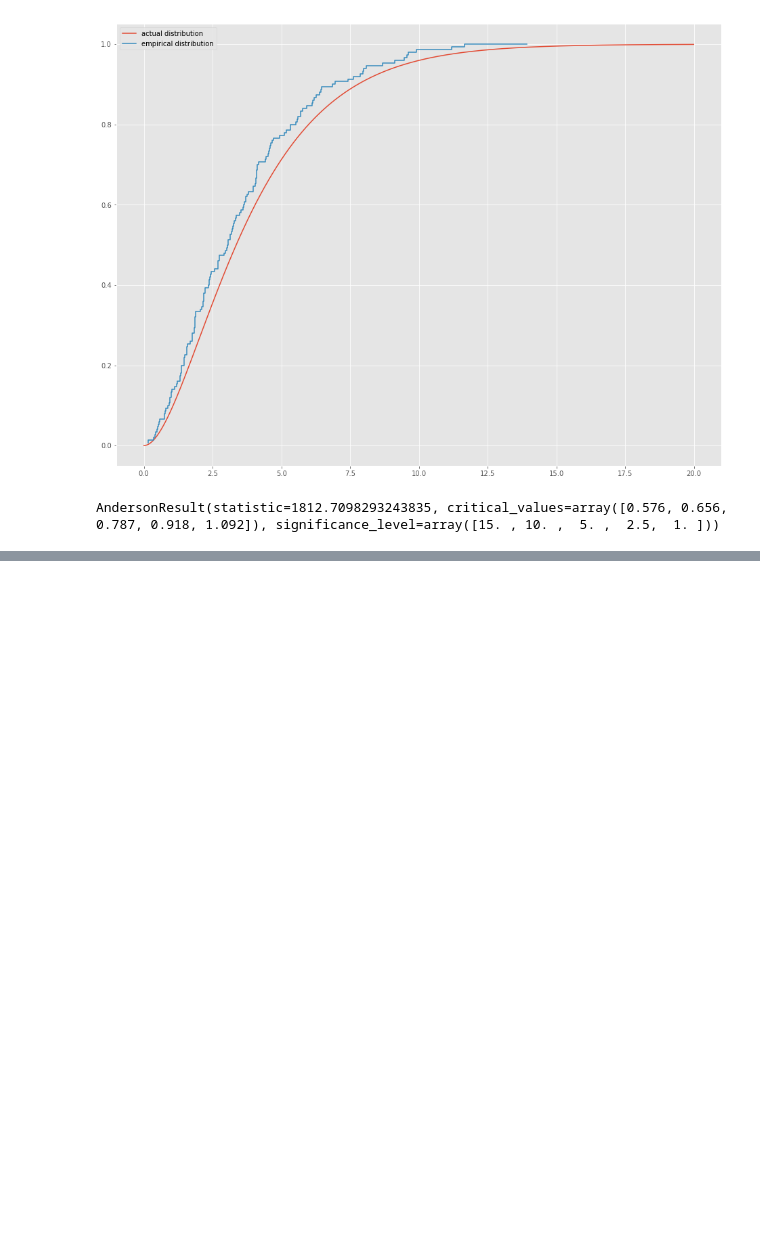
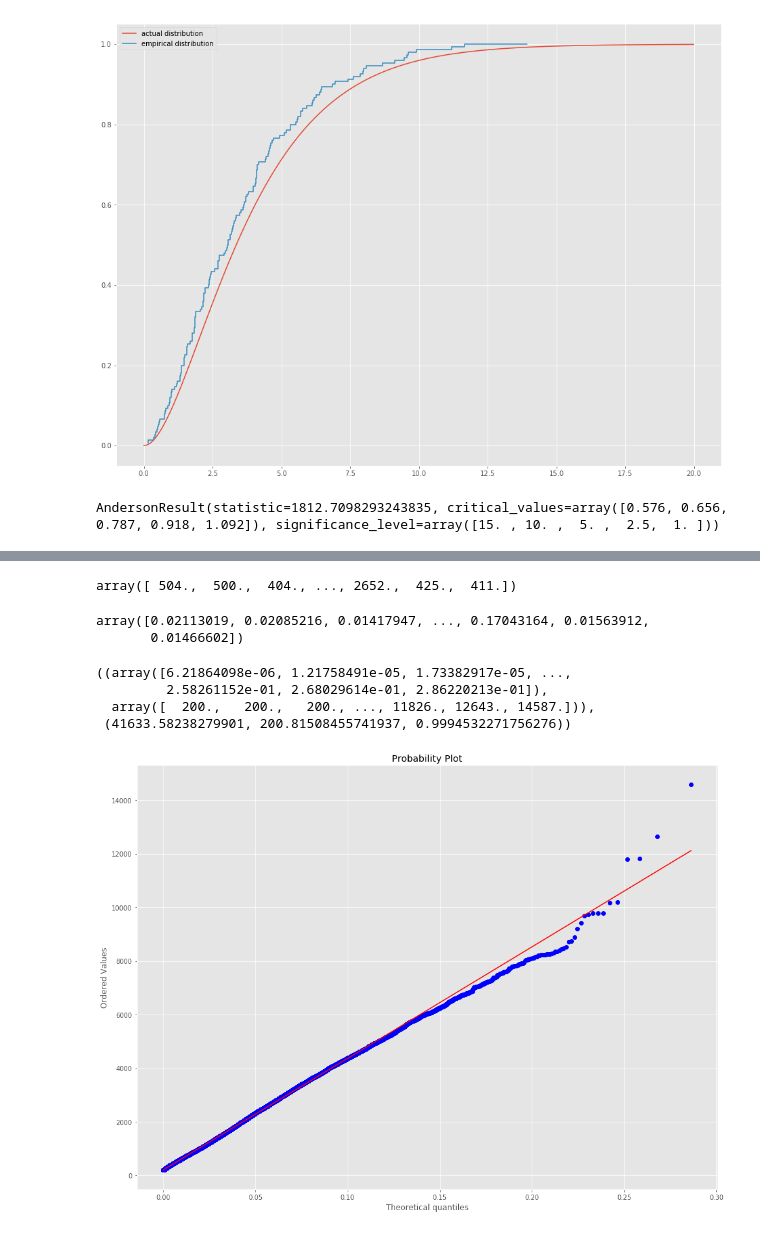
Before and after one commit to nadjalc/COVID19MobilityAnalysis, a Jupyter notebook: distribution fitting/Jan2020_analysis.ipynb, the cells around one changed output, grey strips where cells are left out. Saved outputs shown, nothing was run; the diff lists cells and outputs as text; code cells hidden in the pictures; blank space fills up the shorter version.

```diff
--- a/distribution fitting/Jan2020_analysis.ipynb
+++ b/distribution fitting/Jan2020_analysis.ipynb
@@ -326,0 +581,2 @@ AndersonResult(statistic=1812.7098293243835, critical_values=array([0.576, 0.656
+# %%
+ms = df['distance'].to_numpy()
@@ -326,0 +585,17 @@ AndersonResult(statistic=1812.7098293243835, critical_values=array([0.576, 0.656
+# %%
+ms
+# %% [output]
+array([ 504.,  500.,  404., ..., 2652.,  425.,  411.])
+# %%
+mms
+# %% [output]
+array([0.02113019, 0.02085216, 0.01417947, ..., 0.17043164, 0.01563912,
+       0.01466602])
+# %%
+scipy.stats.probplot(ms, sparams=(1.32, 36), dist=scipy.stats.beta, plot=matplotlib.pyplot)
+# %% [output]
+((array([6.21864098e-06, 1.21758491e-05, 1.73382917e-05, ...,
+         2.58261152e-01, 2.68029614e-01, 2.86220213e-01]),
+  array([  200.,   200.,   200., ..., 11826., 12643., 14587.])),
+ (41633.58238279901, 200.81508455741937, 0.9994532271756276))
+[figure, added]
```
Also changed, not shown: parts of 12 cells of this notebook, 2 other files.
